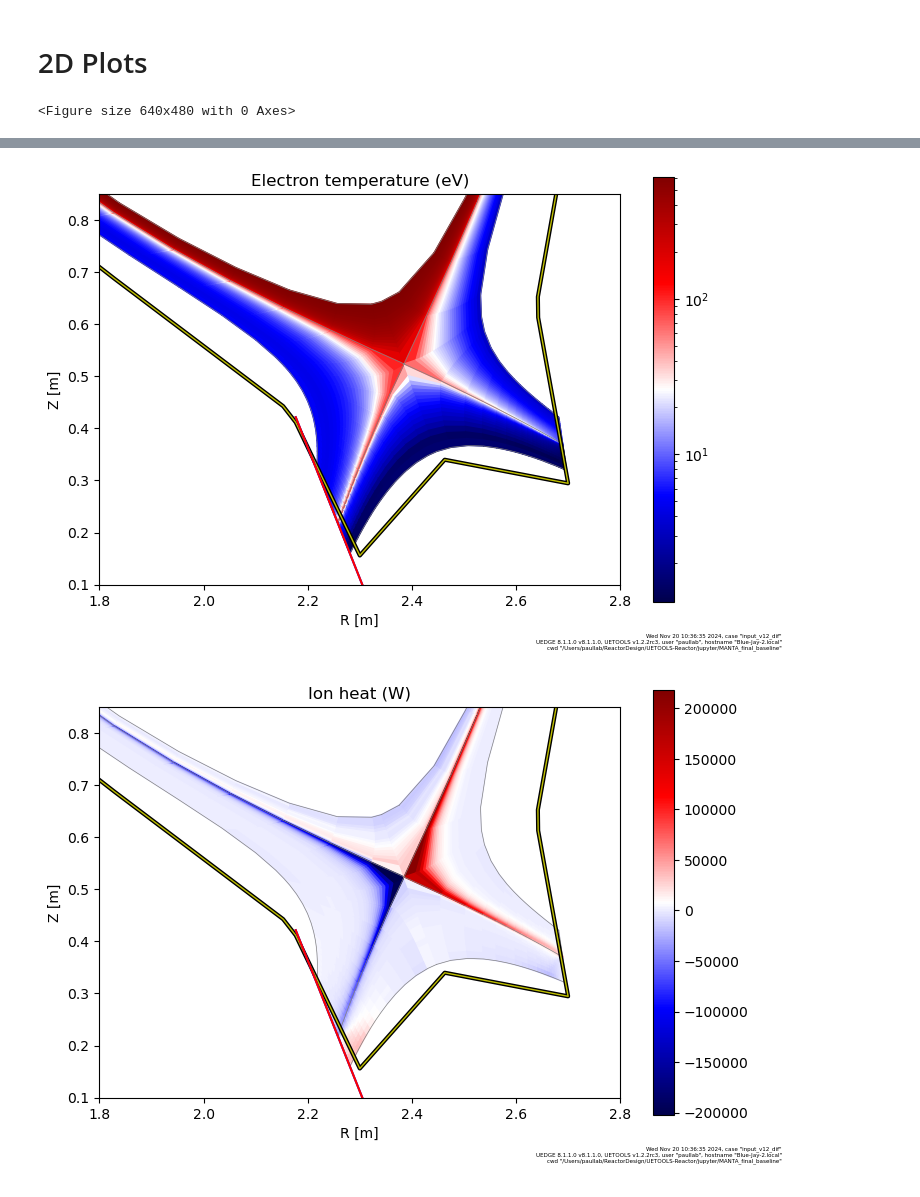
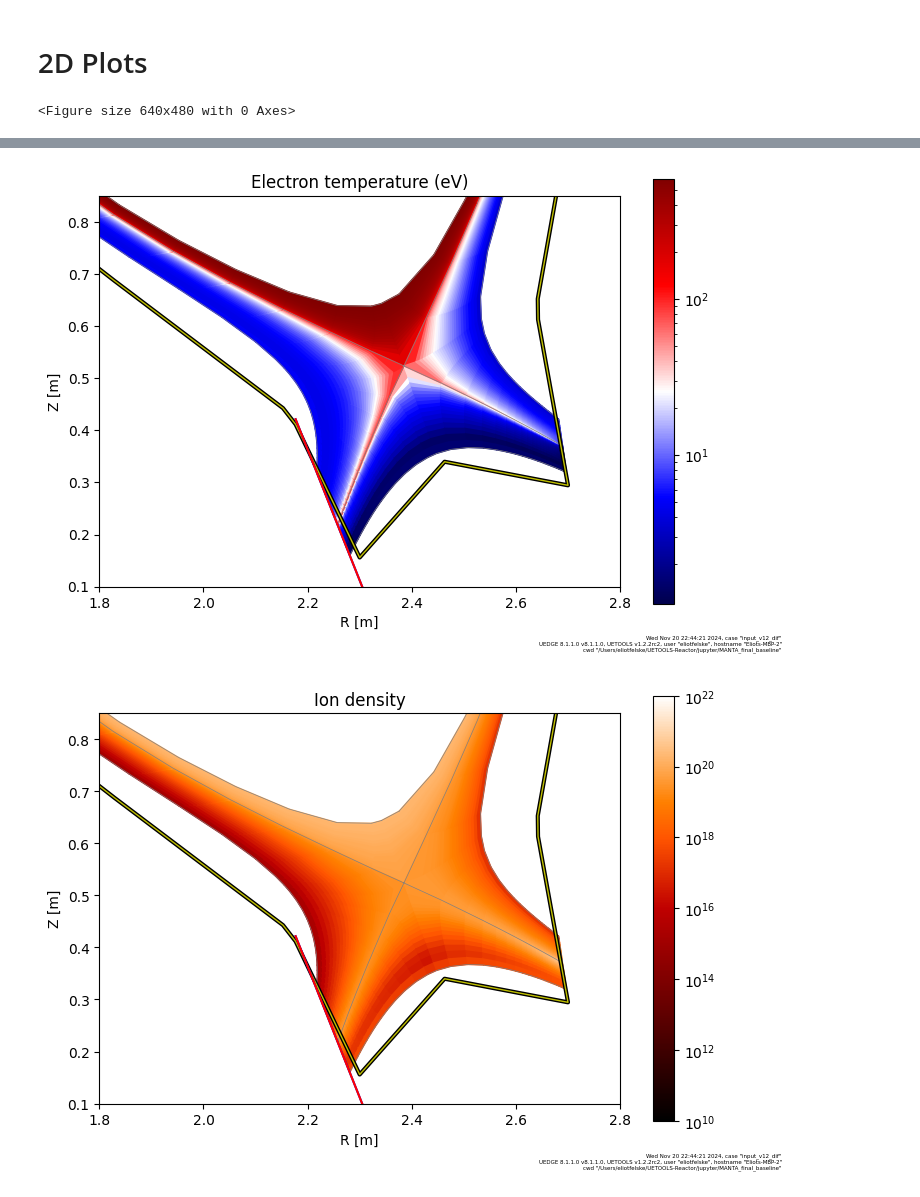
Before and after one commit to KasaiYuki/UETOOLS-Reactor, a Jupyter notebook: jupyter/MANTA_final_baseline/main.ipynb, the cells around one changed output, grey strips where cells are left out. Saved outputs shown, nothing was run; the diff lists cells and outputs as text; code cells hidden in the pictures.

```diff
--- a/jupyter/MANTA_final_baseline/main.ipynb
+++ b/jupyter/MANTA_final_baseline/main.ipynb
@@ -882,6 +382,17 @@ c.plot.mesh(
     cmap='seismic',
     title='Electron temperature (eV)'
 );
+
+c.plot.mesh(
+    bbb.ne,
+    log=True,
+    xlim=(1.8, 2.8),
+    ylim=(0.1,0.85),
+    figsize=(7,5),
+    zrange=(1e10,1e22),
+    cmap='gist_heat',
+    title='Ion density'
+);
 c.plot.mesh(
     bbb.feix,
     xlim=(1.8, 2.8),
@@ -891,6 +402,16 @@ c.plot.mesh(
     cmap='seismic',
     title='Ion heat (W)'
 );
+c.plot.mesh(
+    bbb.te/bbb.ev,
+    log=True,
+    xlim=(1.8, 2.8),
+    ylim=(0.1,0.85),
+    figsize=(7,5),
+    # zrange=(-5e5,5e5),
+    cmap='seismic',
+    title='Ion temperature (eV)'
+);
 plt.show()
 # %% [output]
 <Figure size 640x480 with 0 Axes>
@@ -900,2 +421,2 @@ plt.show()
-[figure, old version]
+[figure, new version]
-[figure, old version]
+[figure, new version]
```
Also changed, not shown: parts of 23 cells of this notebook, 29 other files.
